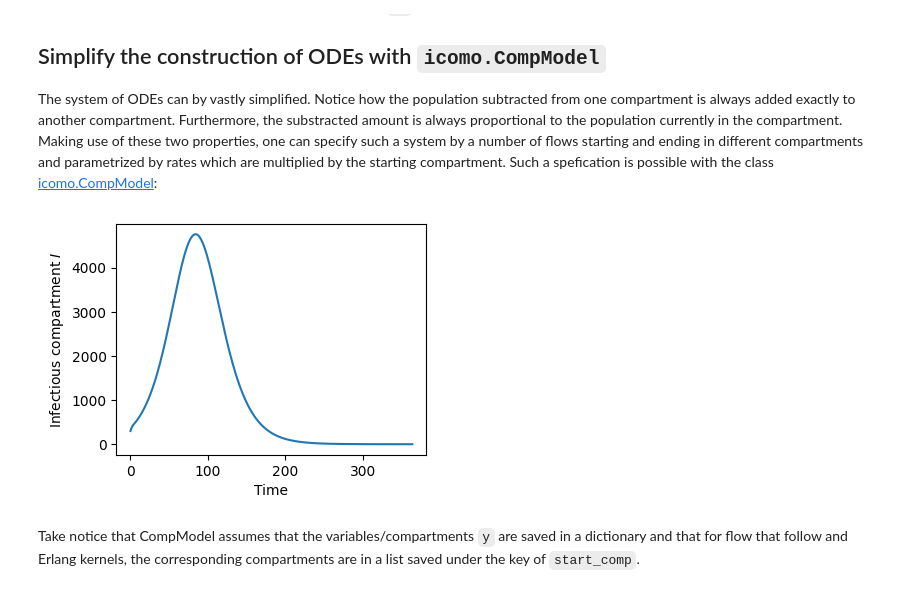
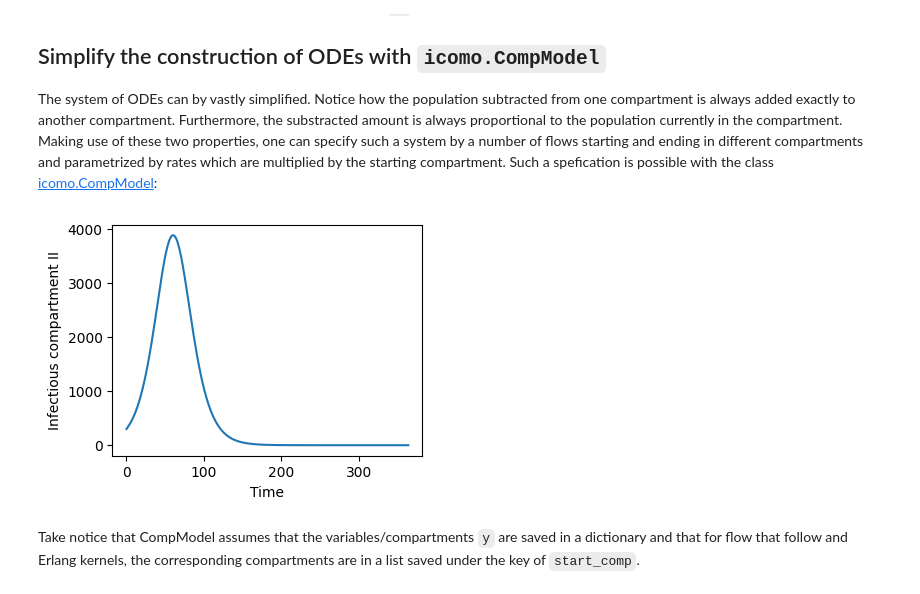
Before and after one commit to Priesemann-Group/icomo, a Jupyter notebook: docs/example.ipynb, the cells around one changed output. Drawn from its saved outputs; the diff is of its cells as text; code cells hidden in the pictures.

```diff
--- a/docs/example.ipynb
+++ b/docs/example.ipynb
@@ -120,7 +128,7 @@ t_beta = np.linspace(
 N = 1e5  # population
 R0 = 1.5
 duration_latent = 3  # the average in days
-duration_infectious = 7  # the average in days
+duration_infectious = 4  # the average in days
 beta0 = R0 / duration_infectious  # infection rate
 
 
@@ -185,35 +193,35 @@ comp_model = icomo.CompModel()
 
 
 def Erlang_SEIR_v2(t, y, args):
     beta_t_func = args["beta_t_func"]
     comp_model.y = y
     comp_model.flow(
         start_comp="S",
         end_comp="Es",
         rate=y["I"] / args["N"] * beta_t_func(t),
         label="beta(t) * I/N",  # label of the graph edge
         end_comp_is_erlang=True,
     )  # One has to specify that "Es" refers to
     # an array of compartments
     comp_model.erlang_flow("Es", "I", args["rate_latent"], label="rate_latent (erlang)")
     comp_model.flow("I", "R", args["rate_infectious"], label="rate_infectious")
     return comp_model.dy
 
 
 # Check whether the resulting dynamics are the same as the previous version
 solution = icomo.diffeqsolve(
     ts_out=t_out,
     y0=y0,
     args=args,
     ODE=Erlang_SEIR_v2,
 )
 
 f = plt.figure(figsize=(4, 3))
 plt.plot(solution.ys["I"])
 plt.xlabel("Time")
-plt.ylabel("Infectious compartment $I$");
+plt.ylabel("Infectious compartment II");
 # %% [output]
-[figure, old version]
+[figure, new version]
 # %% [markdown]
 Take notice that CompModel assumes that the variables/compartments `y` are saved in a dictionary and that for flow that follow and Erlang kernels, the corresponding compartments are in a list saved under the key of `start_comp`.
 # %% [markdown]
```
Also changed, not shown: parts of 10 cells of this notebook, 7 other files.
